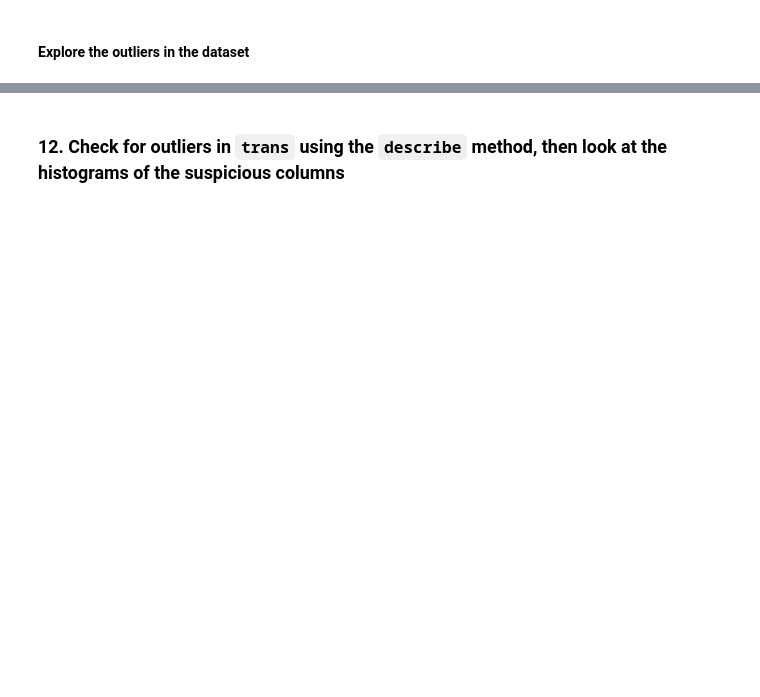
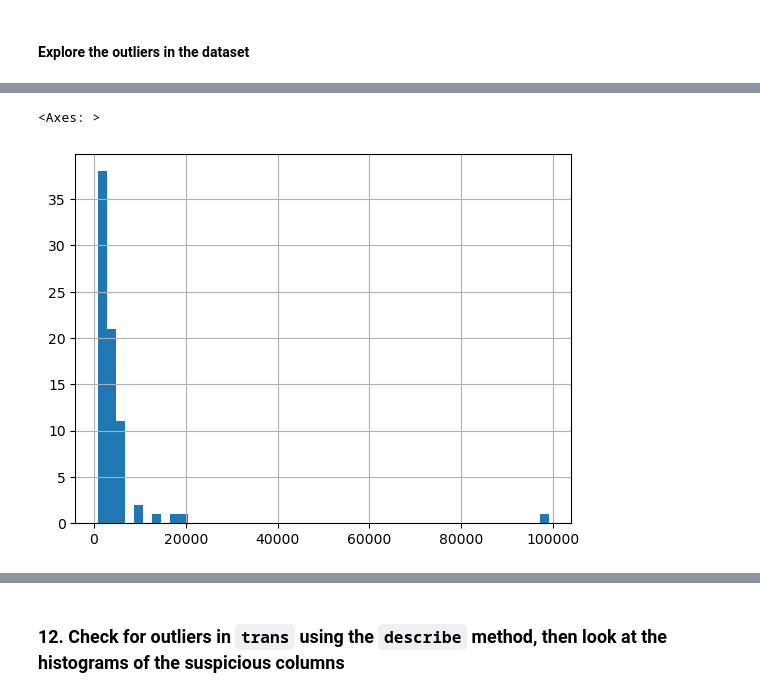
Before and after one commit to JakeBestDev/Packt_Python_For_Data_Analysis, a Jupyter notebook: Question_practice_exercise+(cleaning_transforming).ipynb, the cells around one changed output, grey strips where cells are left out. Saved outputs shown, nothing was run; the diff lists cells and outputs as text; code cells hidden in the pictures; blank space fills up the shorter version.

```diff
--- a/Question_practice_exercise+(cleaning_transforming).ipynb
+++ b/Question_practice_exercise+(cleaning_transforming).ipynb
@@ -320,0 +419,5 @@ Name: count, dtype: int64
+# %%
+district['num_committed_crimes'].hist(bins = 50)
+# %% [output]
+<Axes: >
+[figure, added]
```
Also changed, not shown: parts of 48 cells of this notebook.
